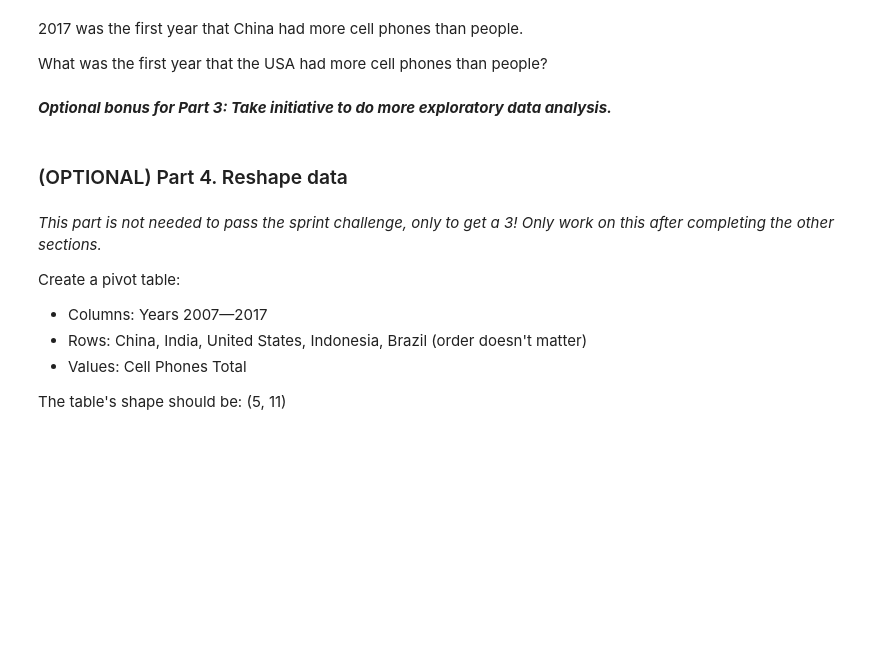
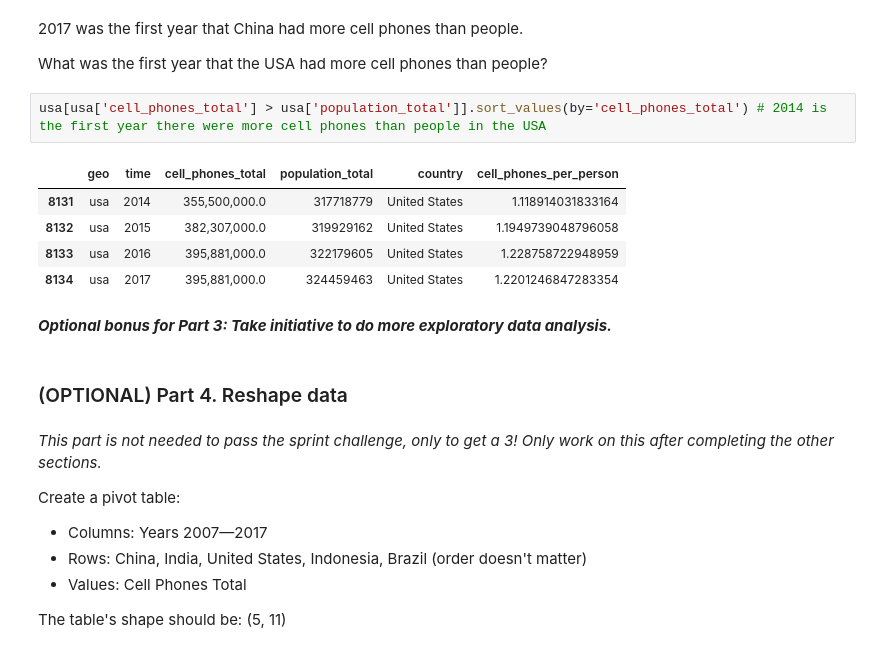
Before and after one commit to AndrewMarksArt/AndrewMarksArt.github.io, a Jupyter notebook: DS_Unit_1_Sprint_Challenge_2_Data_Wrangling_and_Storytelling.ipynb, the cells around one changed output. Drawn from its saved outputs; the diff is of its cells as text; blank space fills up the shorter version.

```diff
--- a/DS_Unit_1_Sprint_Challenge_2_Data_Wrangling_and_Storytelling.ipynb
+++ b/DS_Unit_1_Sprint_Challenge_2_Data_Wrangling_and_Storytelling.ipynb
@@ -205,6 +240,14 @@ pd.options.display.float_format = '{:,}'.format
 2017 was the first year that China had more cell phones than people.
 
 What was the first year that the USA had more cell phones than people?
+# %%
+usa[usa['cell_phones_total'] > usa['population_total']].sort_values(by='cell_phones_total') # 2014 is the first year there were more cell phones than people in the USA
+# %% [output]
+|  | geo | time | cell_phones_total | population_total | country | cell_phones_per_person |
+| 8131 | usa | 2014 | 355,500,000.0 | 317718779 | United States | 1.118914031833164 |
+| 8132 | usa | 2015 | 382,307,000.0 | 319929162 | United States | 1.1949739048796058 |
+| 8133 | usa | 2016 | 395,881,000.0 | 322179605 | United States | 1.228758722948959 |
+| 8134 | usa | 2017 | 395,881,000.0 | 324459463 | United States | 1.2201246847283354 |
 # %% [markdown]
 ***Optional bonus for Part 3: Take initiative to do more exploratory data analysis.***
 # %% [markdown]
```
Also changed, not shown: parts of 6 cells of this notebook.
